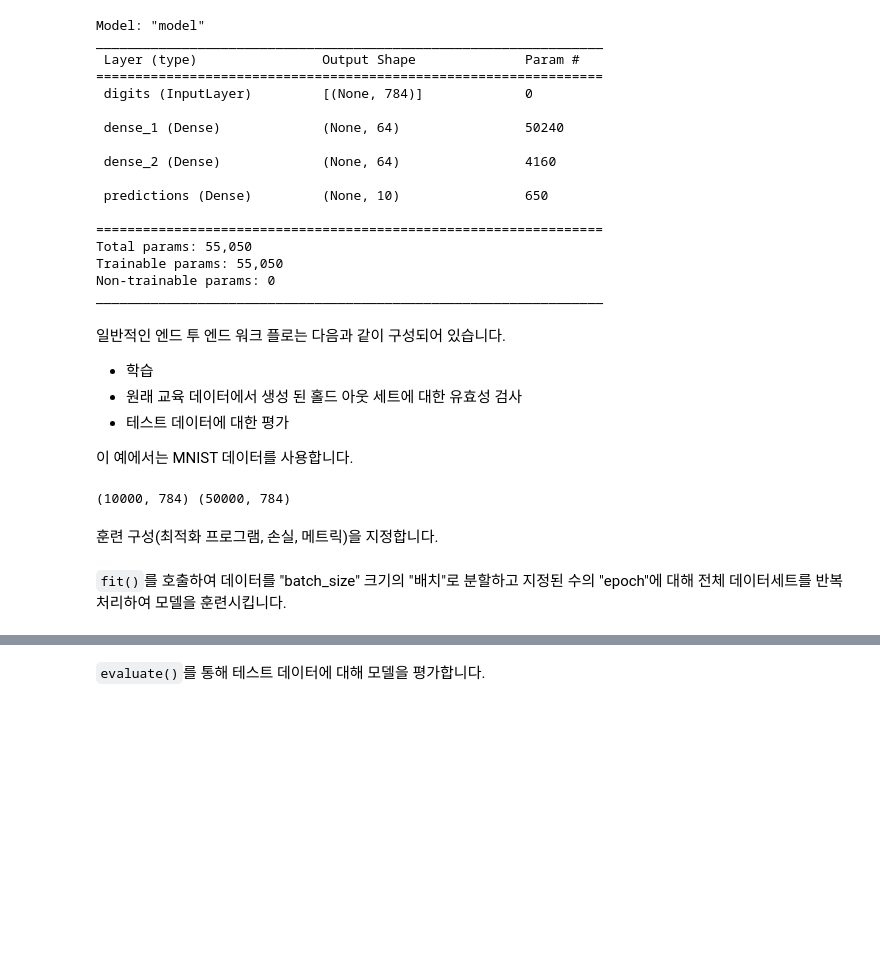
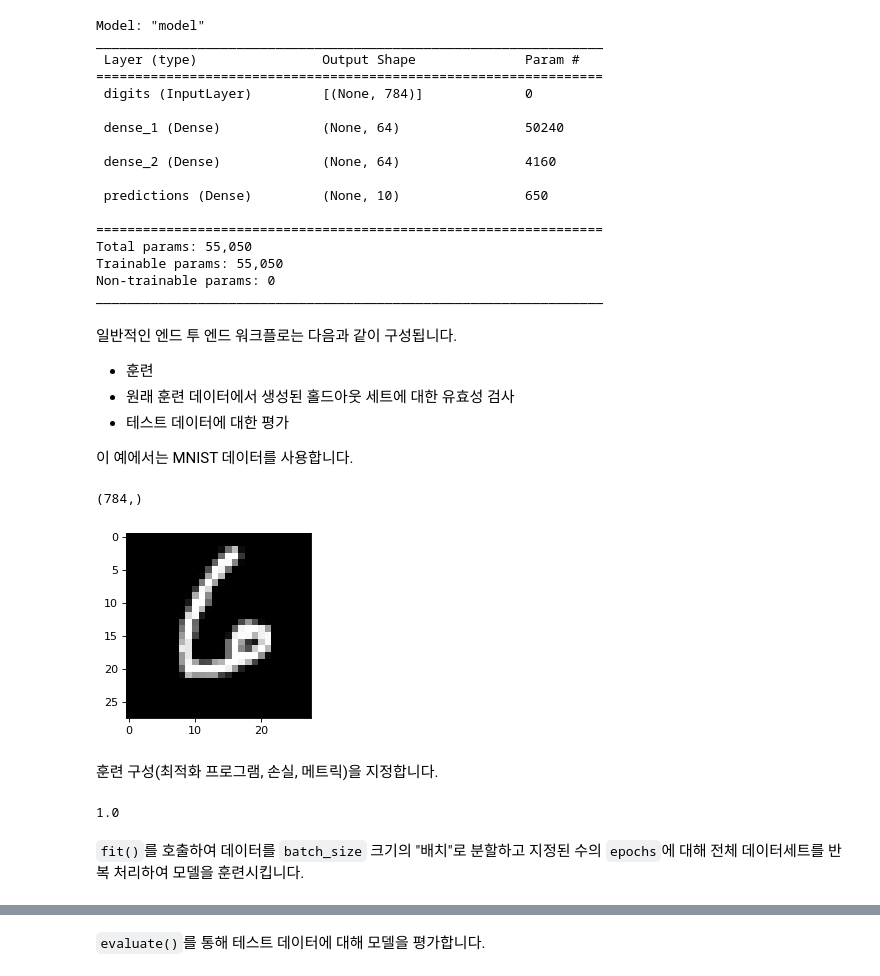
Before and after one commit to imguru-mooc/AI-Intermediate_2023, a Jupyter notebook: 케라스/3.train_and_evaluate.ipynb, the cells around one changed output, grey strips where cells are left out. Drawn from its saved outputs; the diff is of its cells as text; code cells hidden in the pictures; blank space fills up the shorter version.

```diff
--- a/케라스/3.train_and_evaluate.ipynb
+++ b/케라스/3.train_and_evaluate.ipynb
@@ -51,33 +72,49 @@ Trainable params: 55,050
 Non-trainable params: 0
 _________________________________________________________________
 # %% [markdown]
-일반적인 엔드 투 엔드 워크 플로는 다음과 같이 구성되어 있습니다.
+일반적인 엔드 투 엔드 워크플로는 다음과 같이 구성됩니다.
 
-- 학습
-- 원래 교육 데이터에서 생성 된 홀드 아웃 세트에 대한 유효성 검사
+- 훈련
+- 원래 훈련 데이터에서 생성된 홀드아웃 세트에 대한 유효성 검사
 - 테스트 데이터에 대한 평가
 
 이 예에서는 MNIST 데이터를 사용합니다.
 # %%
+import matplotlib.pyplot as plt
+from matplotlib.pyplot import figure
+
+figure(figsize=(3, 3), dpi=80)
+
 (x_train, y_train), (x_test, y_test) = keras.datasets.mnist.load_data()
 
 # Preprocess the data (these are NumPy arrays)
 x_train = x_train.reshape(60000, 784).astype("float32") / 255
 x_test = x_test.reshape(10000, 784).astype("float32") / 255
 
 y_train = y_train.astype("float32")
 y_test = y_test.astype("float32")
 
 # Reserve 10,000 samples for validation
 x_val = x_train[-10000:]
 y_val = y_train[-10000:]
 x_train = x_train[:-10000]
 y_train = y_train[:-10000]
-print(x_val.shape, x_train.shape)
+
+print(x_val[2].shape)
+plt.imshow(x_val[2].reshape(28,28), cmap='gray')
+plt.show()
 # %% [output]
-(10000, 784) (50000, 784)
+(784,)
+[figure, added]
 # %% [markdown]
 훈련 구성(최적화 프로그램, 손실, 메트릭)을 지정합니다.
+# %%
+m = tf.keras.metrics.SparseCategoricalAccuracy()
+m.update_state([[1], [1]], [[0.1, 0.6, 0.3],
+                            [0.05, 0.95, 0]])
+m.result().numpy()
+# %% [output]
+1.0
 # %%
 model.compile(
     optimizer=keras.optimizers.RMSprop(),  # Optimizer
@@ -87,7 +124,7 @@ model.compile(
     metrics=[keras.metrics.SparseCategoricalAccuracy()],
 )
 # %% [markdown]
-`fit()`를 호출하여 데이터를 "batch_size" 크기의 "배치"로 분할하고 지정된 수의 "epoch"에 대해 전체 데이터세트를 반복 처리하여 모델을 훈련시킵니다.
+`fit()`를 호출하여 데이터를 `batch_size` 크기의 "배치"로 분할하고 지정된 수의 `epochs`에 대해 전체 데이터세트를 반복 처리하여 모델을 훈련시킵니다.
 # %%
 print("Fit model on training data")
 history = model.fit(
```
Also changed, not shown: parts of 97 cells of this notebook.
